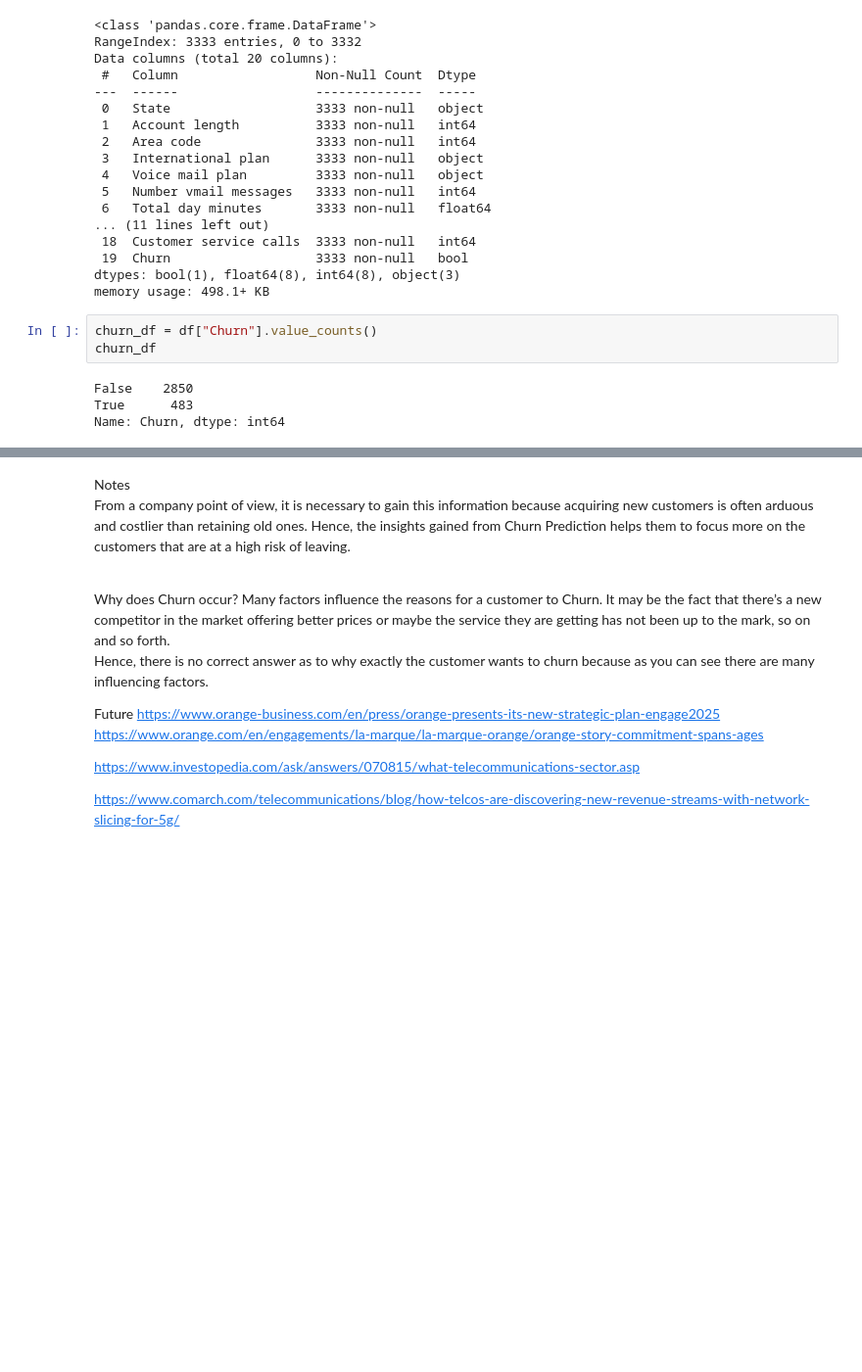
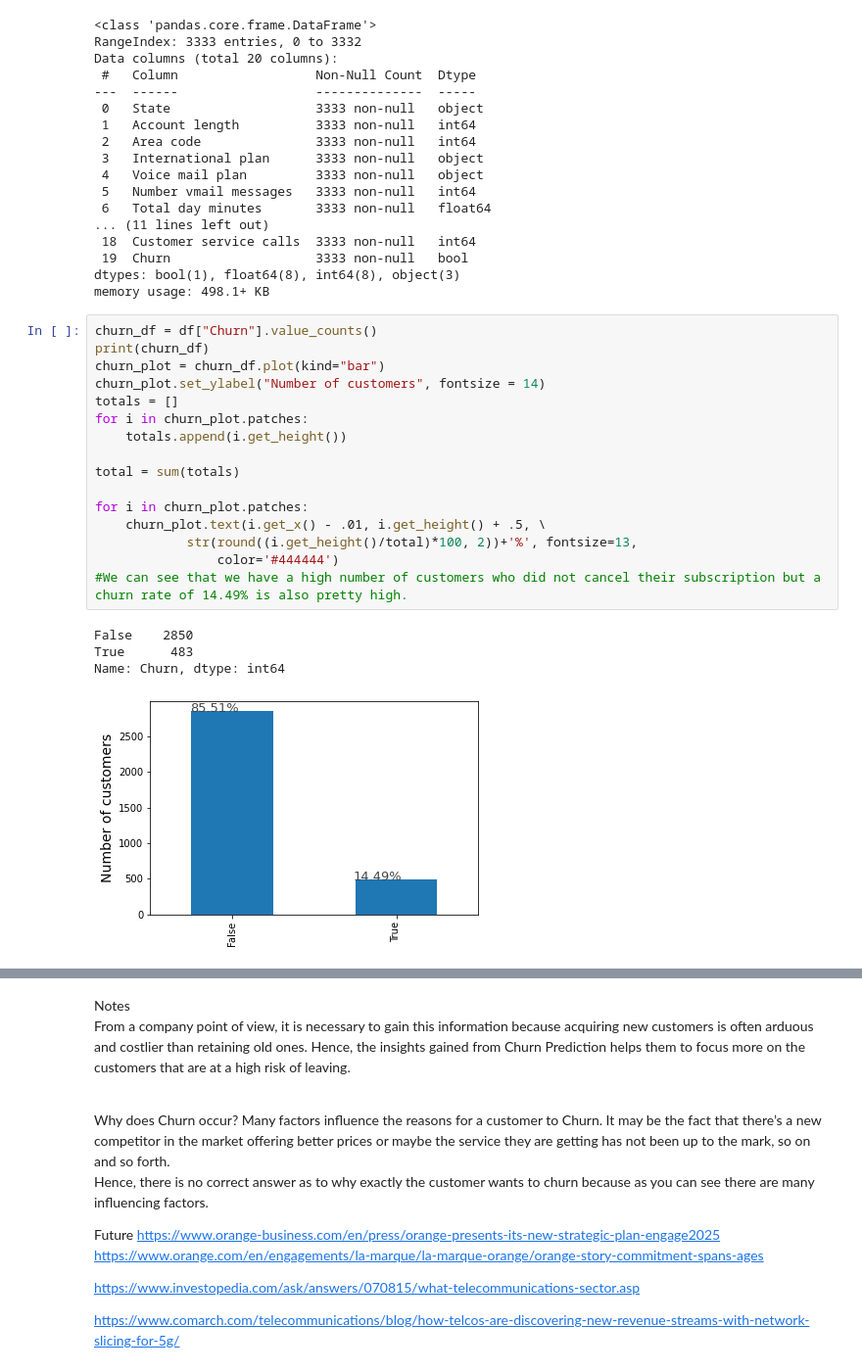
Before and after one commit to vithika-karan/Churn-Data-Analysis, a Jupyter notebook: Telecom_Churn_Analysis_Capstone_Project.ipynb, the cells around one changed output, grey strips where cells are left out. Shown: that part at 98% size. Cells and saved outputs as stored; diff of their text form; blank space fills up the shorter version.

```diff
--- a/Telecom_Churn_Analysis_Capstone_Project.ipynb
+++ b/Telecom_Churn_Analysis_Capstone_Project.ipynb
@@ -71,10 +71,24 @@ Data columns (total 20 columns):
  19  Churn                   3333 non-null   bool
 dtypes: bool(1), float64(8), int64(8), object(3)
 memory usage: 498.1+ KB
-# %%
-churn_df = df["Churn"].value_counts()
-churn_df
-# %% [output]
-False    2850
-True      483
-Name: Churn, dtype: int64
+# %%
+churn_df = df["Churn"].value_counts()
+print(churn_df)
+churn_plot = churn_df.plot(kind="bar")
+churn_plot.set_ylabel("Number of customers", fontsize = 14)
+totals = []
+for i in churn_plot.patches:
+    totals.append(i.get_height())
+
+total = sum(totals)
+
+for i in churn_plot.patches:
+    churn_plot.text(i.get_x() - .01, i.get_height() + .5, \
+            str(round((i.get_height()/total)*100, 2))+'%', fontsize=13,
+                color='#444444')
+#We can see that we have a high number of customers who did not cancel their subscription but a churn rate of 14.49% is also pretty high.
+# %% [output]
+False    2850
+True      483
+Name: Churn, dtype: int64
+[figure, added]
```
Also changed, not shown: parts of 5 cells of this notebook.
